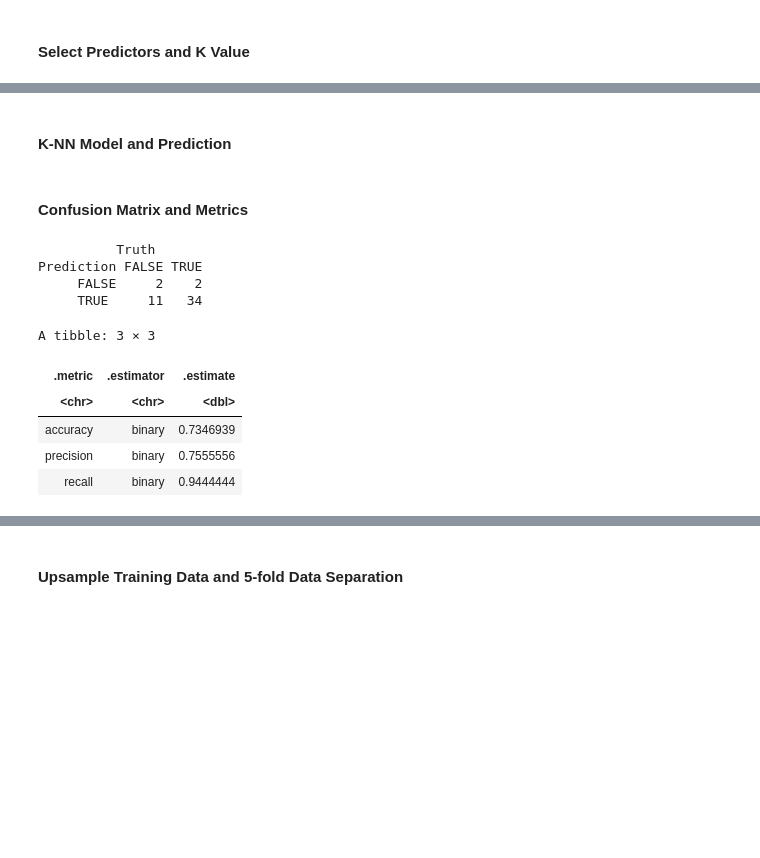
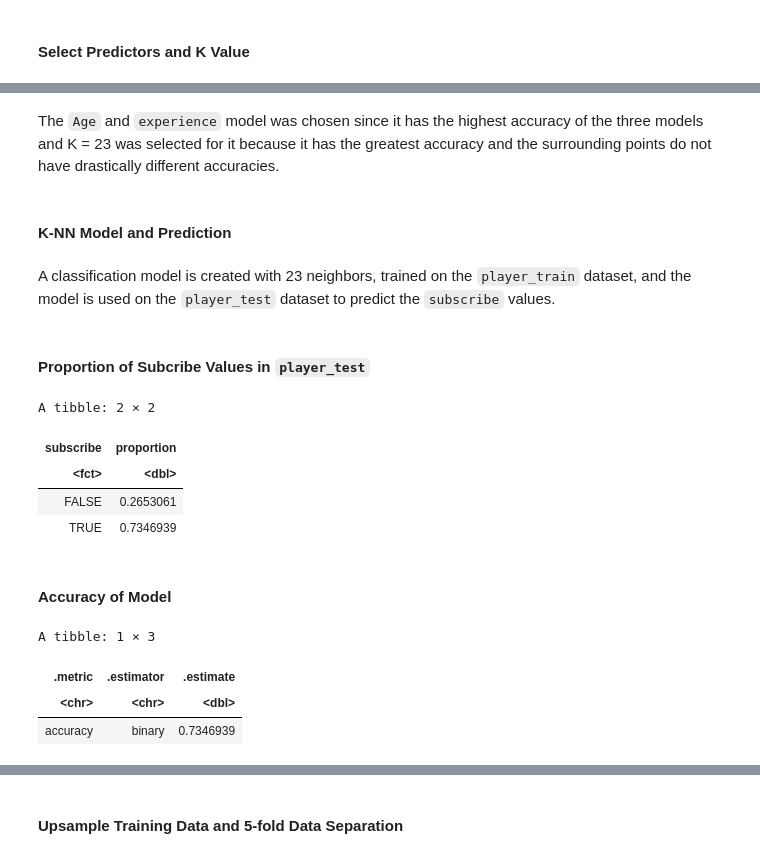
Before and after one commit to PraiseBeTheSun/DSCI-100-GROUP-PROJECT, a Jupyter notebook: DSCI Group 11 project.ipynb, the cells around one changed output, grey strips where cells are left out. Cells and saved outputs as stored; diff of their text form; code cells hidden in the pictures; blank space fills up the shorter version.

```diff
--- a/DSCI Group 11 project.ipynb
+++ b/DSCI Group 11 project.ipynb
@@ -314,8 +348,12 @@ max_both_accuracy <- both_tune |>
 # max_age_accuracy        # <- max accuracy = 0.7311494 @ 29-75 neighbors
 # max_experience_accuracy # <- max accuracy = 0.7311494 @ 63-75 neighbors
 # max_both_accuracy       # <- max accuracy = 0.7449425 @ 23 neighbors
+# %% [markdown]
+The `Age` and `experience` model was chosen since it has the highest accuracy of the three models and K = 23 was selected for it because it has the greatest accuracy and the surrounding points do not have drastically different accuracies.
 # %% [markdown]
 #### K-NN Model and Prediction
+# %% [markdown]
+A classification model is created with 23 neighbors, trained on the `player_train` dataset, and the model is used on the `player_test` dataset to predict the `subscribe` values.
 # %%
 knn_spec_tuned <- nearest_neighbor(weight_func = "rectangular", neighbors = 23) |>
                 set_engine("kknn") |>
@@ -329,32 +367,25 @@ knn_fit <- workflow() |>
 
 player_predict <- predict(knn_fit, player_test) |>
                 bind_cols(player_test)
+# %% [markdown]
+#### Proportion of Subcribe Values in `player_test`
+# %%
+player_test |> group_by(subscribe) |> summarize(proportion = n()/nrow(player_test))
+# %% [output]
+A tibble: 2 × 2
+| subscribe | proportion |
+| <fct> | <dbl> |
+| FALSE | 0.2653061 |
+| TRUE | 0.7346939 |
 # %% [markdown]
-#### Confusion Matrix and Metrics
+#### Accuracy of Model
 # %%
-prediction_conf_mat <- player_predict |>
-                        conf_mat(truth = subscribe, estimate = .pred_class)
-
 prediction_accuracy <- player_predict |>
                         metrics(truth = subscribe, estimate = .pred_class) |>
                         filter(.metric == "accuracy")
-
-prediction_precision <- player_predict |> # TRUE is the second event level
-                        precision(truth = subscribe, estimate = .pred_class, event_level = "second")
-
-prediction_recall <- player_predict |>
-                        recall(truth = subscribe, estimate = .pred_class, event_level = "second")
-
-prediction_conf_mat
-bind_rows(prediction_accuracy, prediction_precision, prediction_recall)
+prediction_accuracy
 # %% [output]
-          Truth
-Prediction FALSE TRUE
-     FALSE     2    2
-     TRUE     11   34
+A tibble: 1 × 3
-A tibble: 3 × 3
 | .metric | .estimator | .estimate |
 | <chr> | <chr> | <dbl> |
 | accuracy | binary | 0.7346939 |
-| precision | binary | 0.7555556 |
-| recall | binary | 0.9444444 |
```
Also changed, not shown: parts of 25 cells of this notebook.
